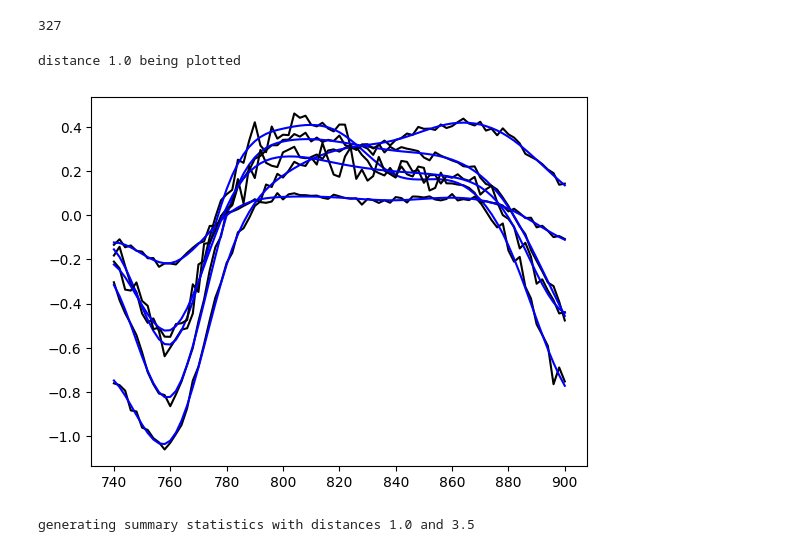
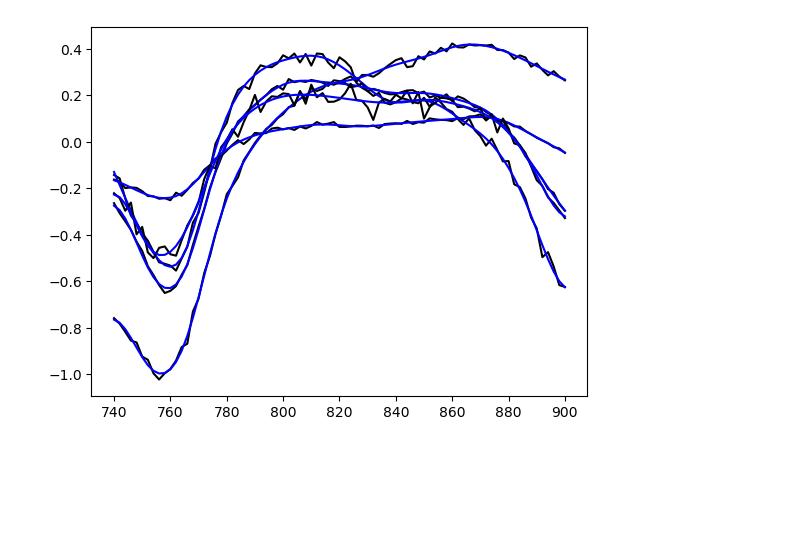
Before and after one commit to sebmorris/mcml-analysis, a Jupyter notebook: abc.ipynb, the cells around one changed output. Cells and saved outputs as stored; diff of their text form; code cells hidden in the pictures; blank space fills up the shorter version.

```diff
--- a/abc.ipynb
+++ b/abc.ipynb
@@ -29,60 +30,32 @@ def read_reflectance_data(folder):
 reflectances = {}
 for dir in dirs:
     reflectances[dir] = read_reflectance_data(dir)
-# %%
-len(reflectances)
-# %% [output]
-327
 # %%
 import matplotlib.pyplot as plt
 from scipy.interpolate import make_lsq_spline
+from scipy.optimize import approx_fprime
 
 degree = 3
-n_knots = 9
-knots = np.r_[[min(wls)]*3, np.linspace(min(wls), max(wls), n_knots), [max(wls)]*3]
+n_knots = 14
+central_knots = np.linspace(min(wls), max(wls), n_knots)
+knots = np.r_[[min(wls)]*3, central_knots, [max(wls)]*3]
 
-dist_i_one = 20
-dist_i_two = 70
-print(f'distance {dist_i_one*bin_size} being plotted')
+n_grads = 50
+gradient_knots = np.linspace(min(wls), max(wls), 5)
 
 def transform_data(y):
     y_prime = np.log(y)
     y_prime = y_prime - np.mean(y_prime)
     return y_prime
 
 plt.figure()
 for key, e in islice(reflectances.items(), 5):
-    y = transform_data(e[:, dist_i_two])
+    y = transform_data(e[:, 50])
     spline = make_lsq_spline(wls, y, t=knots)
 
     plt.plot(wls, y, color='black')
     plt.plot(wls, spline(wls), color='blue')
 
 plt.show()
 # %% [output]
-distance 1.0 being plotted
-[figure, old version]
+[figure, new version]
-# %%
-print(f'generating summary statistics with distances {dist_i_one*bin_size} and {dist_i_two*bin_size}')
-
-summary_statistics = {k: {} for k in dirs}
-for key, e in reflectances.items():
-    ys = [e[:, dist] for dist in [dist_i_one, dist_i_two]]
-    y_primes = [transform_data(y) for y in ys]
-    suffixes = ['one', 'two']
-
-    splines = [make_lsq_spline(wls, y, t=knots) for y in ys]
-
-    # spline coeffs for fits to y_prime
-    for suffix, y in zip(suffixes, splines):
-        summary_statistics[key]['spline_c_' + suffix] = y.c
-
-    # log(mean) of y
-    for suffix, y in zip(suffixes, [np.log(np.mean(y)) for y in ys]):
-        summary_statistics[key]['log_mean_' + suffix] = y
-
-    # log(variance) of y_prime
-    for suffix, y in zip(suffixes, y_primes):
-        summary_statistics[key]['variance_' + suffix] = np.log(np.var(y))
-# %% [output]
-generating summary statistics with distances 1.0 and 3.5
```
Also changed, not shown: parts of 9 cells of this notebook, 15 other files.
